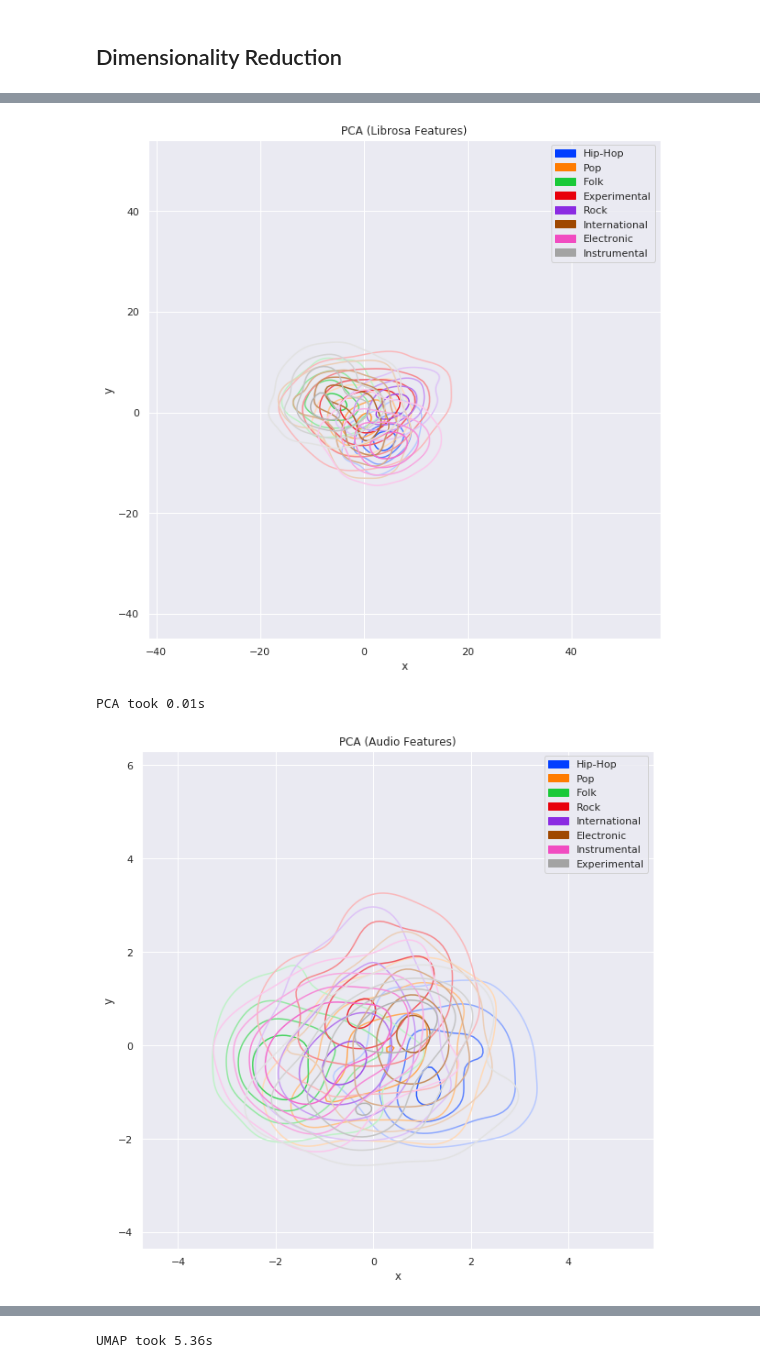
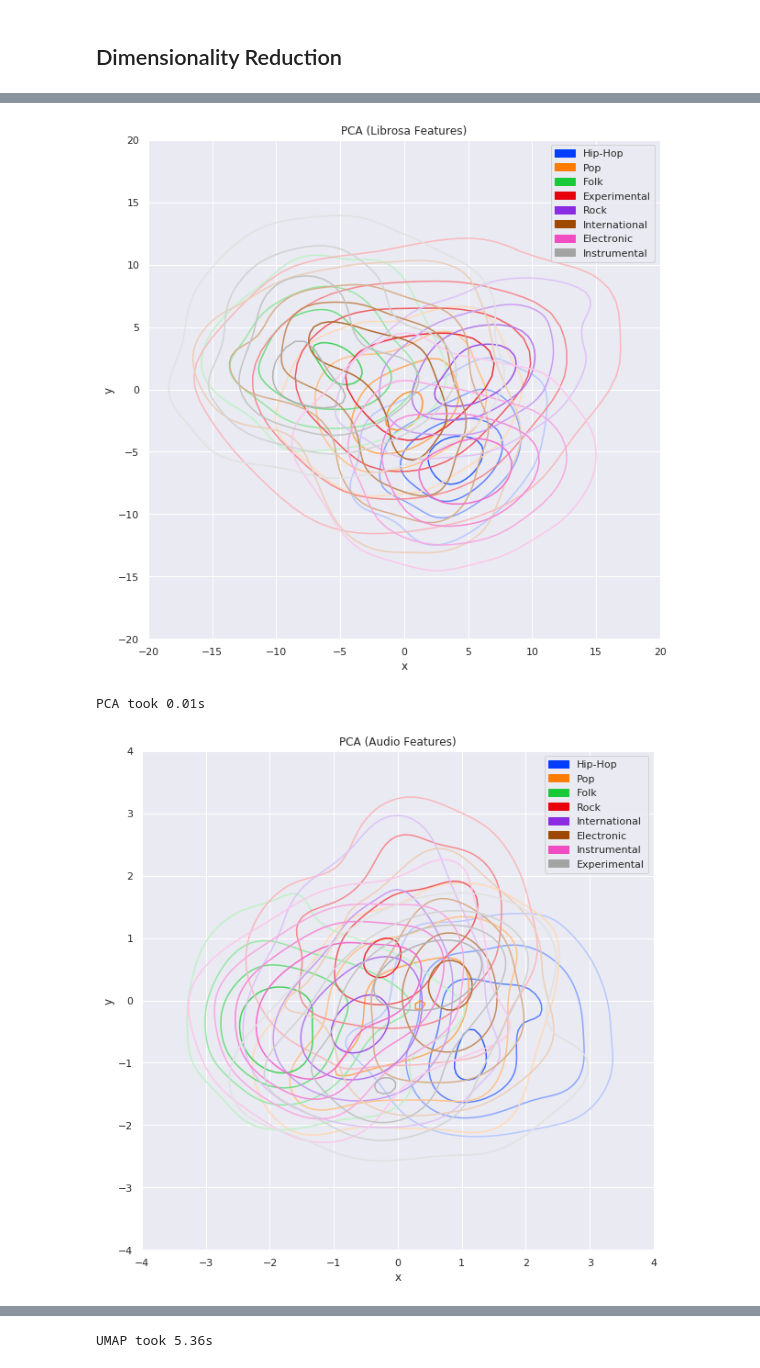
Before and after one commit to tasercake/Beatbrain, a Jupyter notebook: notebooks/fma_analysis.ipynb, the cells around one changed output, grey strips where cells are left out. Drawn from its saved outputs; the diff is of its cells as text; code cells hidden in the pictures.

```diff
--- a/notebooks/fma_analysis.ipynb
+++ b/notebooks/fma_analysis.ipynb
@@ -117,8 +116,17 @@ def reduce_umap(data, feats, genres, dims=2, pca_dims=0., **kwargs):
 # %%
 pca = reduce_pca(data, "librosa_features", "genre")
 plot_clusters(pca, title="PCA (Librosa Features)")
+plt.ylim(-20, 20)
+plt.xlim(-20, 20)
+plt.show()
 pca = reduce_pca(data[data["has_echonest"]], "audio_features", "genre")
 plot_clusters(pca, title="PCA (Audio Features)")
+plt.ylim(-4, 4)
+plt.xlim(-4, 4)
+plt.show()
 pca = reduce_pca(data[data["has_echonest"]], "temporal_features", "genre")
 plot_clusters(pca, title="PCA (Temporal Features)")
+plt.ylim(-15, 15)
+plt.xlim(-15, 15)
+plt.show()
 # %% [output]
@@ -126,3 +134,3 @@ PCA took 0.27s
-[figure, old version]
+[figure, new version]
 PCA took 0.01s
-[figure, old version]
+[figure, new version]
```
Also changed, not shown: parts of 2 cells of this notebook, 34 other files.
